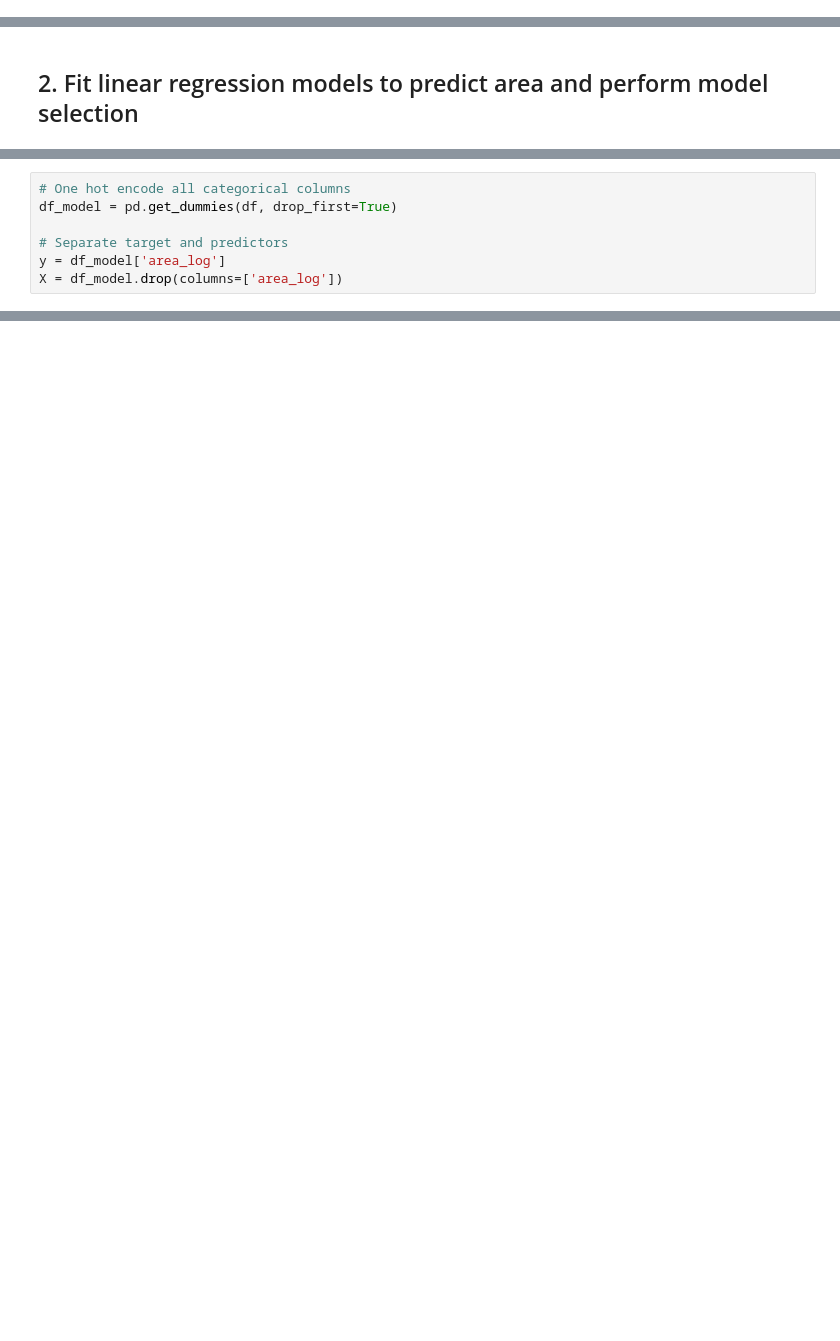
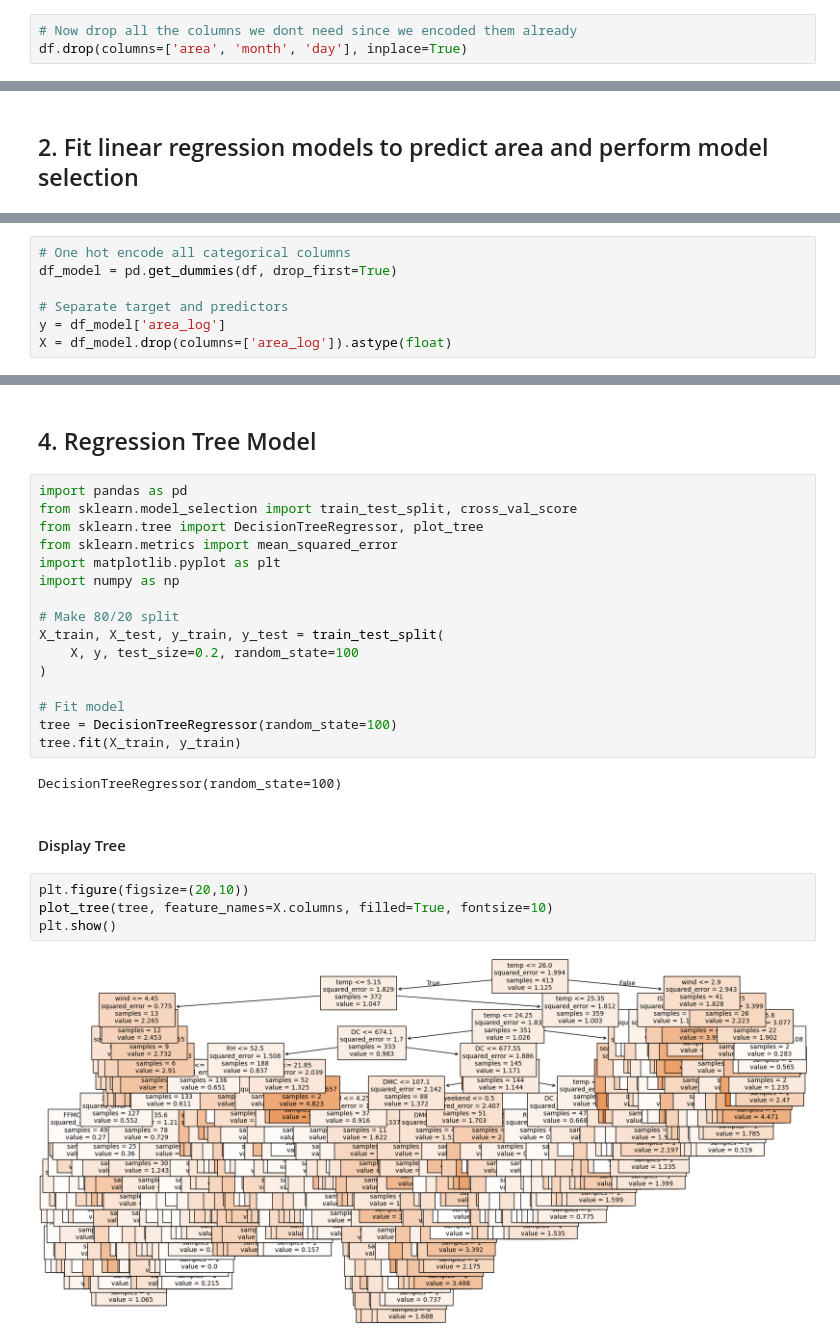
Before and after one commit to jacksonwahl/egn5215-final-project-traffic-predictor, a Jupyter notebook: HW2.ipynb, the cells around one changed output, grey strips where cells are left out. Cells and saved outputs as stored; diff of their text form; blank space fills up the shorter version.

```diff
--- a/HW2.ipynb
+++ b/HW2.ipynb
@@ -39,3 +40,6 @@ season_map = {
 }
 
 df['season'] = df['month'].str.lower().map(season_map)
+# %%
+# Now drop all the columns we dont need since we encoded them already
+df.drop(columns=['area', 'month', 'day'], inplace=True)
@@ -63,5 +87,5 @@ df_model = pd.get_dummies(df, drop_first=True)
 
 # Separate target and predictors
 y = df_model['area_log']
-X = df_model.drop(columns=['area_log'])
+X = df_model.drop(columns=['area_log']).astype(float)
 # %%
@@ -108,0 +321,28 @@ print(BM1.summary())
+# %% [markdown]
+## 4. Regression Tree Model
+# %%
+import pandas as pd
+from sklearn.model_selection import train_test_split, cross_val_score
+from sklearn.tree import DecisionTreeRegressor, plot_tree
+from sklearn.metrics import mean_squared_error
+import matplotlib.pyplot as plt
+import numpy as np
+
+# Make 80/20 split
+X_train, X_test, y_train, y_test = train_test_split(
+    X, y, test_size=0.2, random_state=100
+)
+
+# Fit model
+tree = DecisionTreeRegressor(random_state=100)
+tree.fit(X_train, y_train)
+# %% [output]
+DecisionTreeRegressor(random_state=100)
+# %% [markdown]
+#### Display Tree
+# %%
+plt.figure(figsize=(20,10))
+plot_tree(tree, feature_names=X.columns, filled=True, fontsize=10)
+plt.show()
+# %% [output]
+[figure, added]
```
Also changed, not shown: parts of 74 cells of this notebook.
